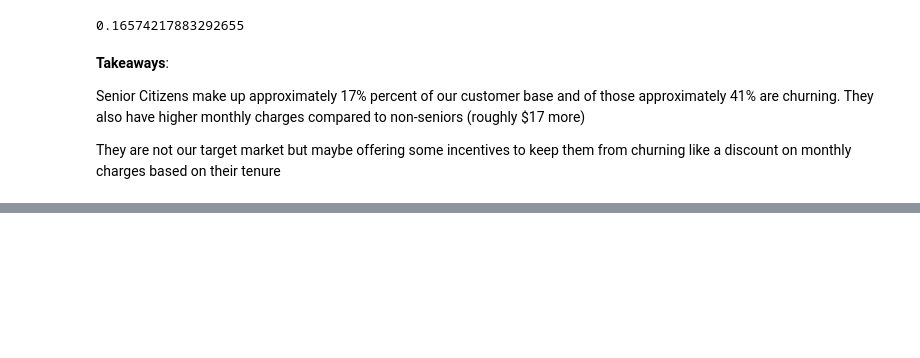
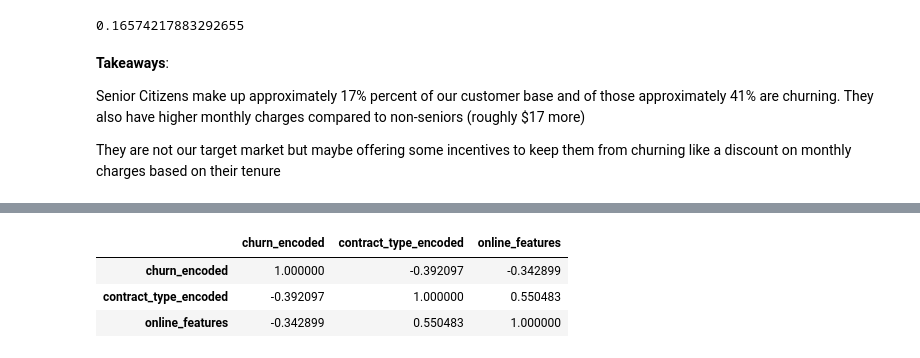
Before and after one commit to Churning-Up-the-Heat/classification-project, a Jupyter notebook: explore.ipynb, the cells around one changed output, grey strips where cells are left out. Saved outputs shown, nothing was run; the diff lists cells and outputs as text; code cells hidden in the pictures; blank space fills up the shorter version.

```diff
--- a/explore.ipynb
+++ b/explore.ipynb
@@ -414,0 +465,2 @@ They are not our target market but maybe offering some incentives to keep them f
+# %%
+train, test, validate = features.online_features(train, test, validate)
@@ -414,0 +487,9 @@ They are not our target market but maybe offering some incentives to keep them f
+# %%
+df = train[["churn", "churn_encoded", "contract_type_encoded", "online_features"]]
+# %%
+df.corr()
+# %% [output]
+|  | churn_encoded | contract_type_encoded | online_features |
+| churn_encoded | 1.000000 | -0.392097 | -0.342899 |
+| contract_type_encoded | -0.392097 | 1.000000 | 0.550483 |
+| online_features | -0.342899 | 0.550483 | 1.000000 |
```
Also changed, not shown: parts of 16 cells of this notebook, 2 other files.
